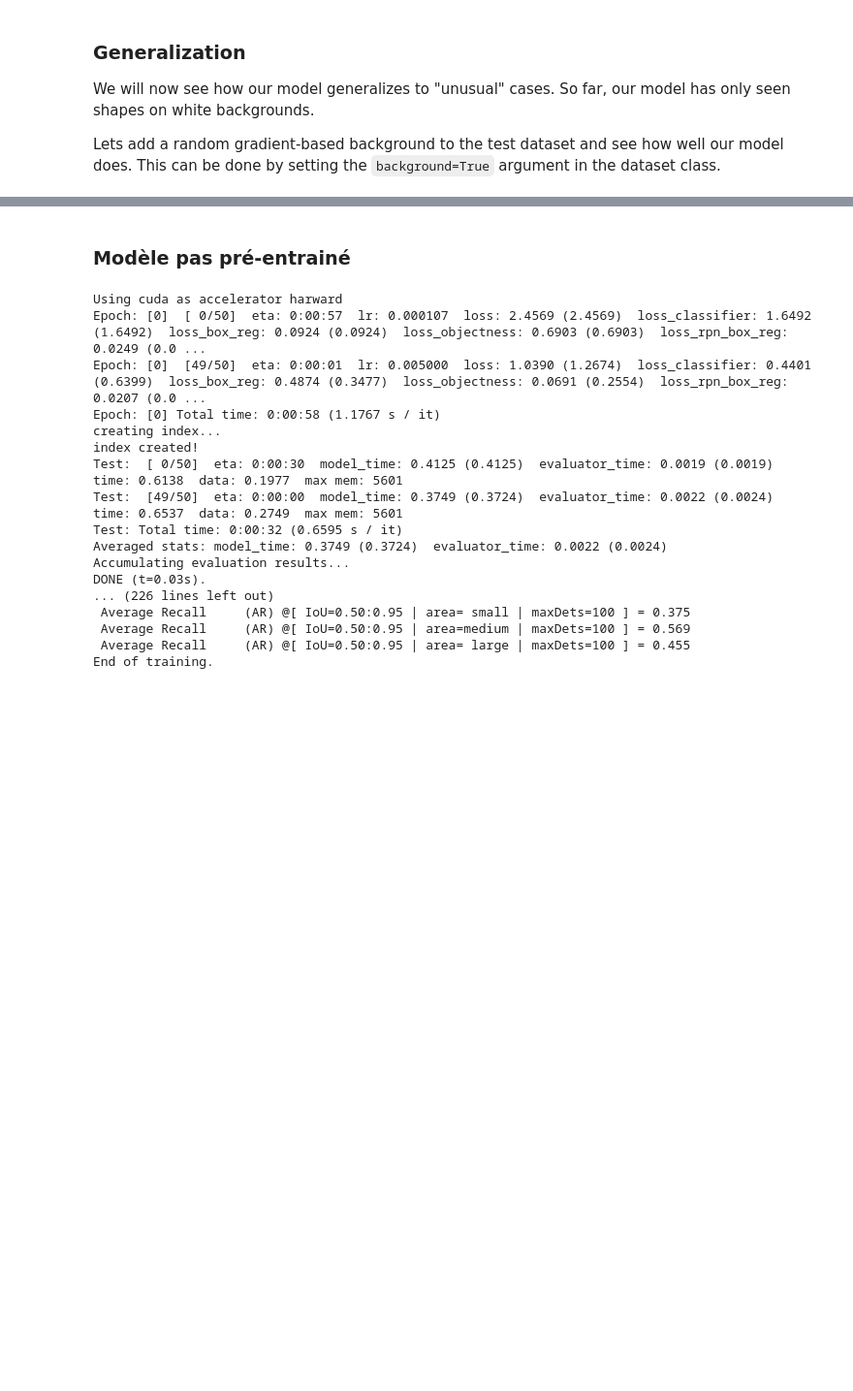
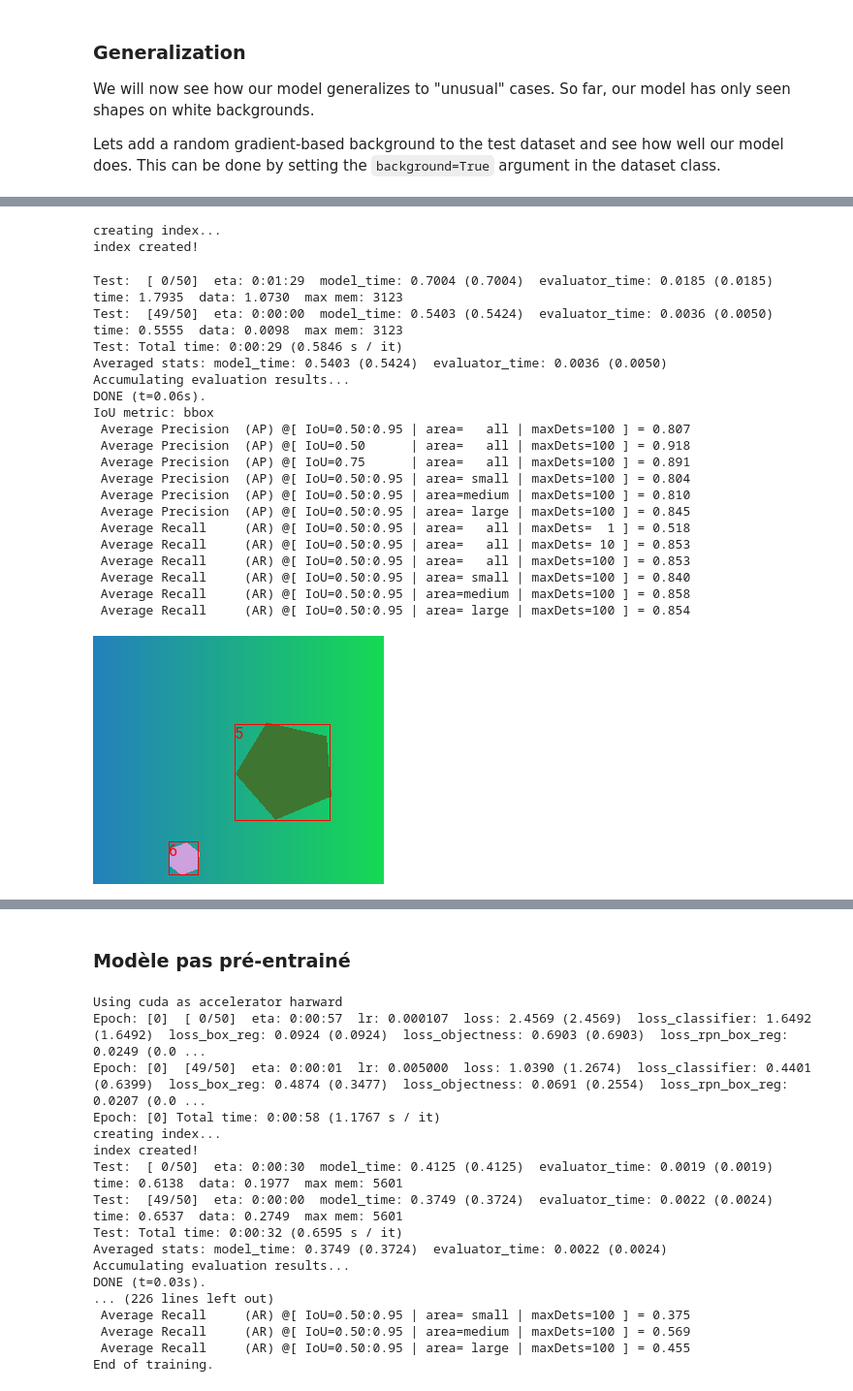
Before and after one commit to delemarchand2020/IVADO_MILA_DL, a Jupyter notebook: week3_CNN_denis_lemarchand.ipynb, the cells around one changed output, grey strips where cells are left out. Shown at 97% size. Drawn from its saved outputs; the diff is of its cells as text; code cells hidden in the pictures; blank space fills up the shorter version.

```diff
--- a/week3_CNN_denis_lemarchand.ipynb
+++ b/week3_CNN_denis_lemarchand.ipynb
@@ -1830,0 +1744,36 @@ IoU metric: bbox
+# %%
+# Evaluate on entire test set
+evaluate(model, data_loader_test_bg, device=device)
+
+# Evaluate single sample
+bg_iter = iter(data_loader_test_bg)
+images, targets = next(bg_iter)
+
+model.eval()
+images = [image.to(device) for image in images]
+predictions = model(images)           # Returns predictions
+
+display_image_and_boxes(images[0], predictions[0])
+# %% [output]
+creating index...
+index created!
+Test:  [ 0/50]  eta: 0:01:29  model_time: 0.7004 (0.7004)  evaluator_time: 0.0185 (0.0185)  time: 1.7935  data: 1.0730  max mem: 3123
+Test:  [49/50]  eta: 0:00:00  model_time: 0.5403 (0.5424)  evaluator_time: 0.0036 (0.0050)  time: 0.5555  data: 0.0098  max mem: 3123
+Test: Total time: 0:00:29 (0.5846 s / it)
+Averaged stats: model_time: 0.5403 (0.5424)  evaluator_time: 0.0036 (0.0050)
+Accumulating evaluation results...
+DONE (t=0.06s).
+IoU metric: bbox
+ Average Precision  (AP) @[ IoU=0.50:0.95 | area=   all | maxDets=100 ] = 0.807
+ Average Precision  (AP) @[ IoU=0.50      | area=   all | maxDets=100 ] = 0.918
+ Average Precision  (AP) @[ IoU=0.75      | area=   all | maxDets=100 ] = 0.891
+ Average Precision  (AP) @[ IoU=0.50:0.95 | area= small | maxDets=100 ] = 0.804
+ Average Precision  (AP) @[ IoU=0.50:0.95 | area=medium | maxDets=100 ] = 0.810
+ Average Precision  (AP) @[ IoU=0.50:0.95 | area= large | maxDets=100 ] = 0.845
+ Average Recall     (AR) @[ IoU=0.50:0.95 | area=   all | maxDets=  1 ] = 0.518
+ Average Recall     (AR) @[ IoU=0.50:0.95 | area=   all | maxDets= 10 ] = 0.853
+ Average Recall     (AR) @[ IoU=0.50:0.95 | area=   all | maxDets=100 ] = 0.853
+ Average Recall     (AR) @[ IoU=0.50:0.95 | area= small | maxDets=100 ] = 0.840
+ Average Recall     (AR) @[ IoU=0.50:0.95 | area=medium | maxDets=100 ] = 0.858
+ Average Recall     (AR) @[ IoU=0.50:0.95 | area= large | maxDets=100 ] = 0.854
+[figure, added]
```
Also changed, not shown: parts of 31 cells of this notebook.
